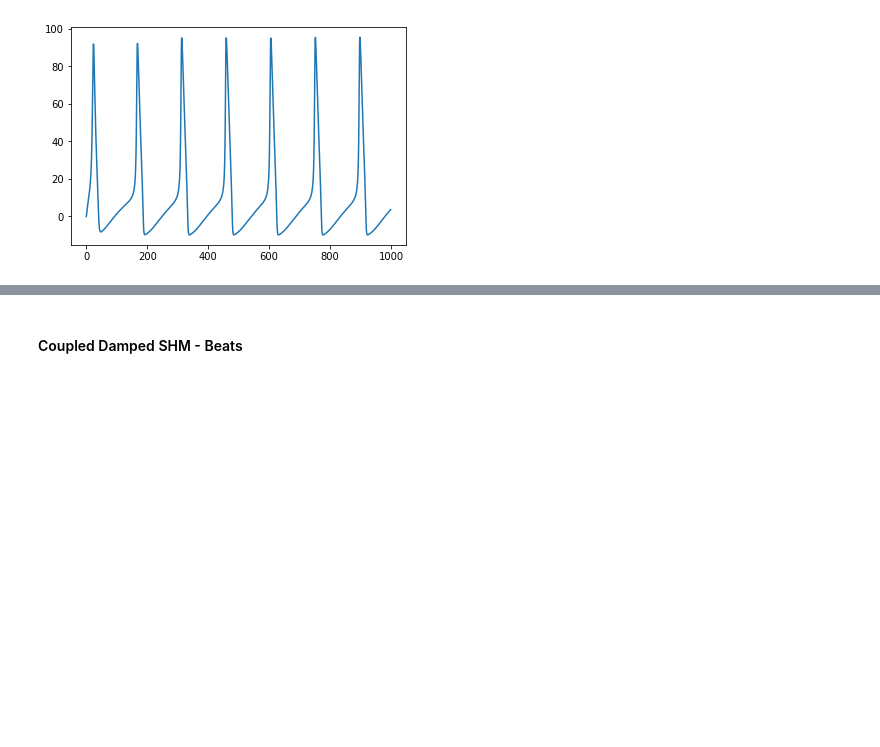
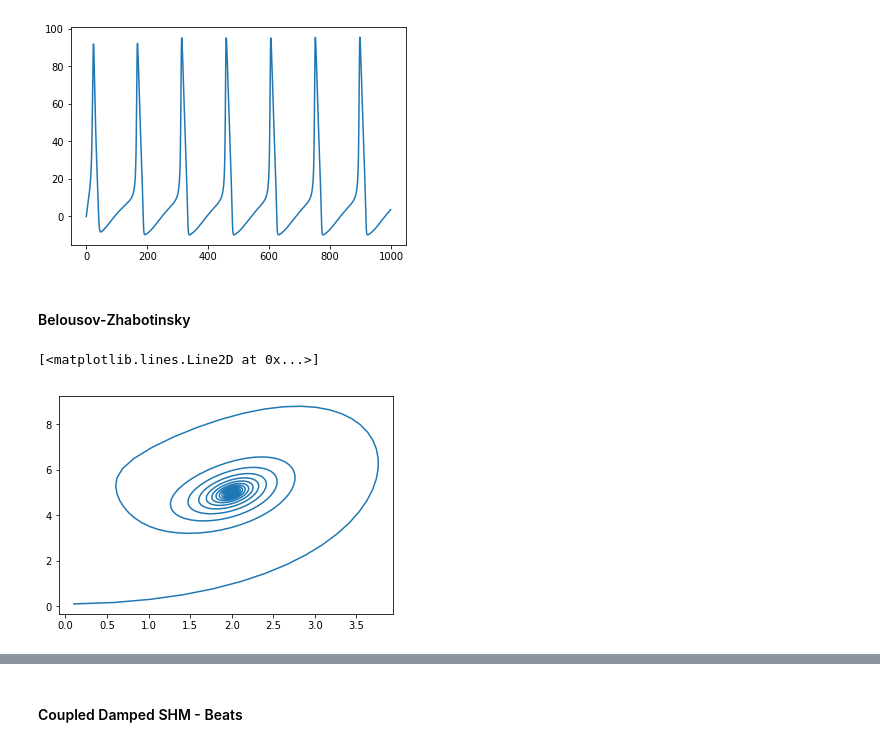
Before and after one commit to zthurman/fizzpy, a Jupyter notebook: Notebooks/Fractal Dynamics.ipynb, the cells around one changed output, grey strips where cells are left out. Drawn from its saved outputs; the diff is of its cells as text; code cells hidden in the pictures; blank space fills up the shorter version.

```diff
--- a/Notebooks/Fractal Dynamics.ipynb
+++ b/Notebooks/Fractal Dynamics.ipynb
@@ -25,9 +27,31 @@ import matplotlib.pyplot as plt
 # %% [markdown]
 #### Helper Function(s)
 # %%
+# ODEs
+
 def generate_odesolution(function, initial_conditions, t0=0, tfinal=50, n=1000):
     init_state = tf.constant(initial_conditions, dtype=tf.float64)
     t = np.linspace(t0, tfinal, num=n)
-    tensor_state, tensor_info = tf.contrib.integrate.odeint(
-            function, init_state, t, full_output=True)
+    tensor_state, tensor_info = tf.contrib.integrate.odeint(function, init_state, t, full_output=True)
     return [tensor_state, tensor_info]
+
+
+# PDEs
+
+def make_kernel(a):
+    a = np.asarray(a)
+    a = a.reshape(list(a.shape) + [1,1])
+    return tf.constant(a, dtype=1)
+
+
+def simple_conv(x, k):
+    x = tf.expand_dims(tf.expand_dims(x, 0), -1)
+    y = tf.nn.depthwise_conv2d(x, k, [1, 1, 1, 1], padding='SAME')
+    return y[0, :, :, 0]
+
+
+# def laplace(x):
+#     laplace_k = make_kernel([[]
+#                              []
+#                              []])
+#     return simple_conv(x, laplace_k)
@@ -197,3 +221,23 @@ plt.plot(-i)
 # %% [output]
 [<matplotlib.lines.Line2D at 0x...>]
 [figure]
+# %% [markdown]
+#### Belousov-Zhabotinsky
+# %%
+a = 10
+b = 4
+inits = [0.1, 0.1]
+
+def belousovzhabotinsky_equation(state, t):
+    x, y = tf.unstack(state)
+    dx = a - x - (4*x*y/(1 + x**2))
+    dy = b*x*(1 - (y/(1 + x**2)))
+    return tf.stack([dx, dy])
+
+sess = tf.Session()
+state, info = sess.run(generate_odesolution(belousovzhabotinsky_equation, inits))
+x, y = state.T
+plt.plot(x, y)
+# %% [output]
+[<matplotlib.lines.Line2D at 0x...>]
+[figure, added]
```
Also changed, not shown: parts of 15 cells of this notebook.
